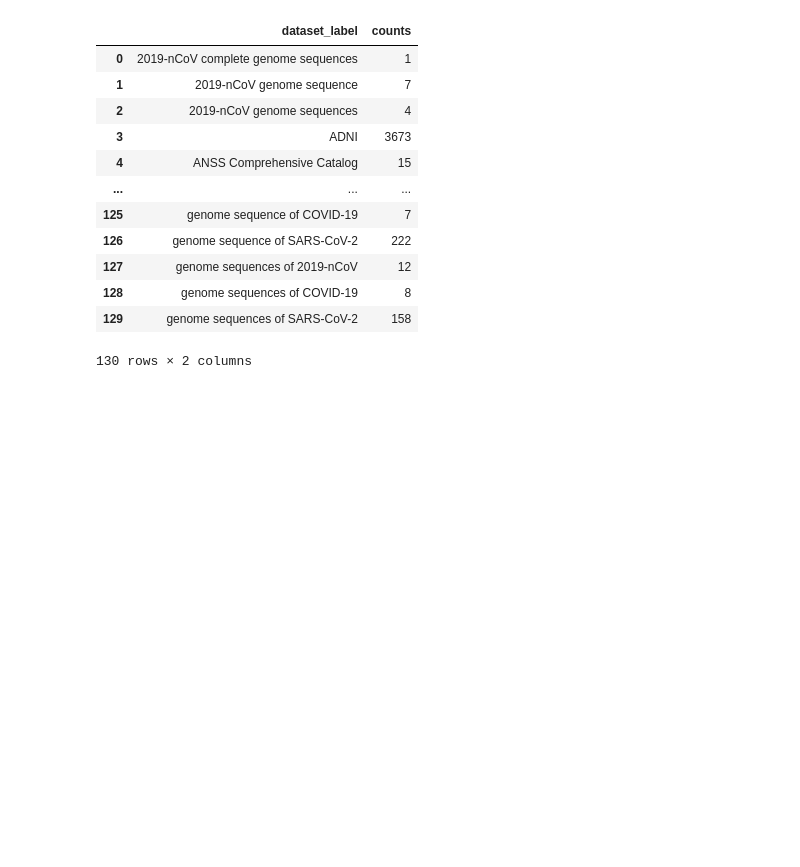
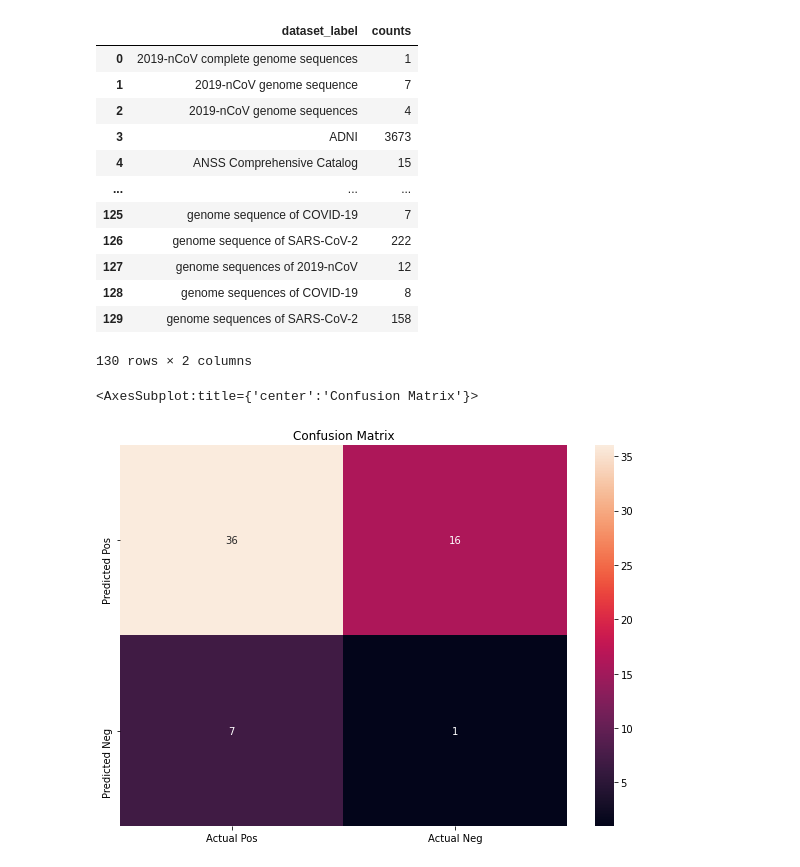
Before and after one commit to ajag408/ASKus, a Jupyter notebook: ASKus-NER-sk-Learn.ipynb, the cells around one changed output. Cells and saved outputs as stored; diff of their text form; code cells hidden in the pictures; blank space fills up the shorter version.

```diff
--- a/ASKus-NER-sk-Learn.ipynb
+++ b/ASKus-NER-sk-Learn.ipynb
@@ -84,3 +87,13 @@ train.groupby('dataset_label').size().reset_index(name='counts')
 | 128 | genome sequences of COVID-19 | 8 |
 | 129 | genome sequences of SARS-CoV-2 | 158 |
 130 rows × 2 columns
+# %%
+confusionMatrix = [[36, 16],[7, 1]]
+df_cm = pd.DataFrame(confusionMatrix, index = [i for i in ("Predicted Pos", "Predicted Neg")],
+                  columns = [i for i in ("Actual Pos", "Actual Neg")])
+plt.figure(figsize = (10,7))
+plt.title("Confusion Matrix")
+sn.heatmap(df_cm, annot=True)
+# %% [output]
+<AxesSubplot:title={'center':'Confusion Matrix'}>
+[figure, added]
```
Also changed, not shown: parts of 1 cell of this notebook, 1 other file.
